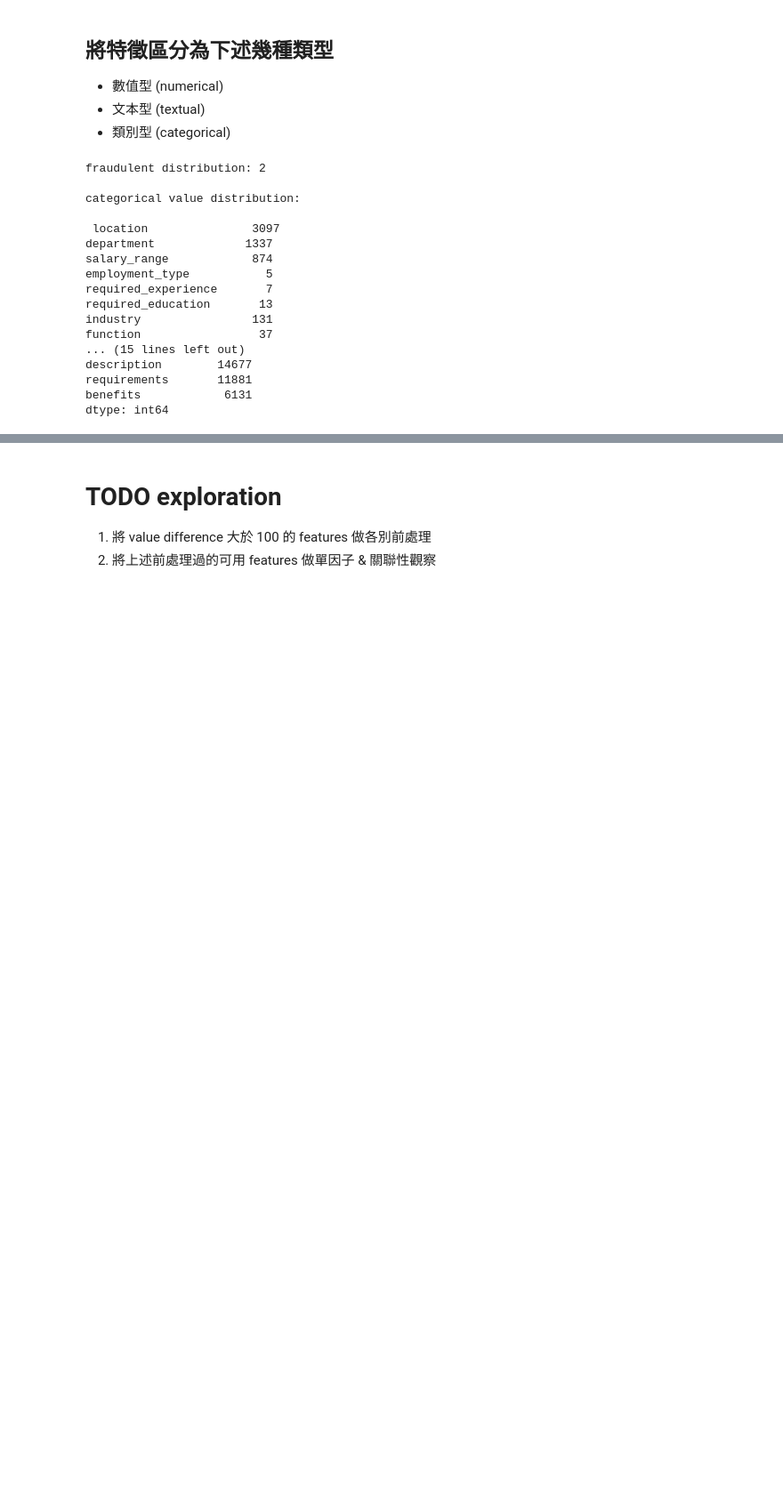
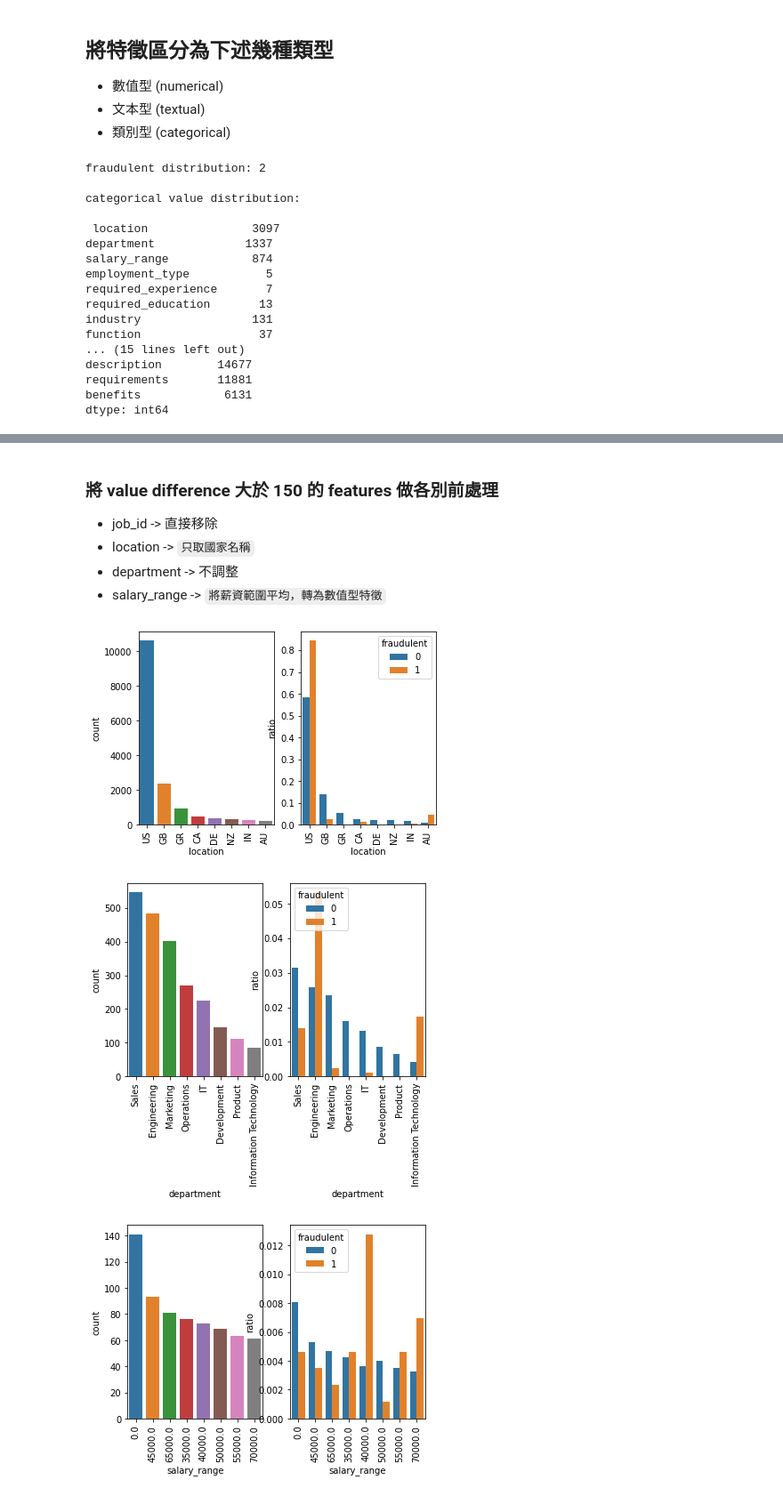
Before and after one commit to chi15036/job-description-prediction, a Jupyter notebook: job-description-prediction.ipynb, the cells around one changed output, grey strips where cells are left out. Shown: that part at 89% size. Cells and saved outputs as stored; diff of their text form; code cells hidden in the pictures; blank space fills up the shorter version.

```diff
--- a/job-description-prediction.ipynb
+++ b/job-description-prediction.ipynb
@@ -106,4 +105,31 @@ feat_exploration(cate_less100, topN=8)
 # %% [markdown]
-# TODO exploration
-1. 將 value difference 大於 100 的 features 做各別前處理
-2. 將上述前處理過的可用 features 做單因子 & 關聯性觀察
+### 將 value difference 大於 150 的 features 做各別前處理
+* job_id -> 直接移除
+* location -> `只取國家名稱`
+* department -> 不調整
+* salary_range -> `將薪資範圍平均，轉為數值型特徵`
+# %%
+# location
+job_posting_pre = job_posting[:]
+job_posting_pre['location'] = job_posting['location'].str.split(",", n=1, expand=True)[0]
+
+# salary_range
+salary = job_posting['salary_range'].str.split("-", n=1, expand=True)
+def isnumber(x):
+    try:
+        float(x)
+        return True
+    except:
+        return False
+salary = salary[salary.applymap(isnumber)].astype('float32')
+job_posting_pre['salary_range'] = (salary[0] + salary[1]) / 2
+
+# job_id
+job_posting_pre = job_posting_pre.drop('job_id', axis=1)
+# %%
+cate_large150 = ['location', 'department', 'salary_range']
+feat_exploration(cate_large150, topN=8, data=job_posting_pre)
+# %% [output]
+[figure, added]
+[figure, added]
+[figure, added]
```
Also changed, not shown: parts of 8 cells of this notebook.
